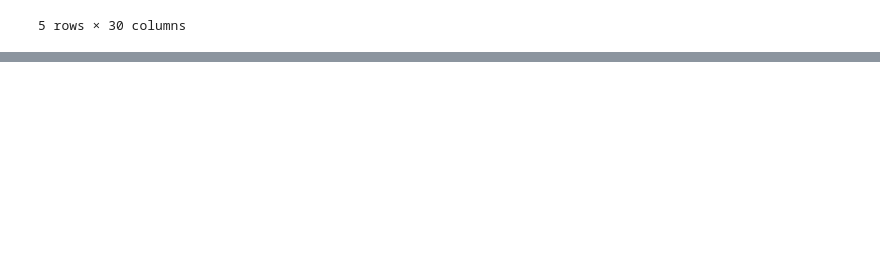
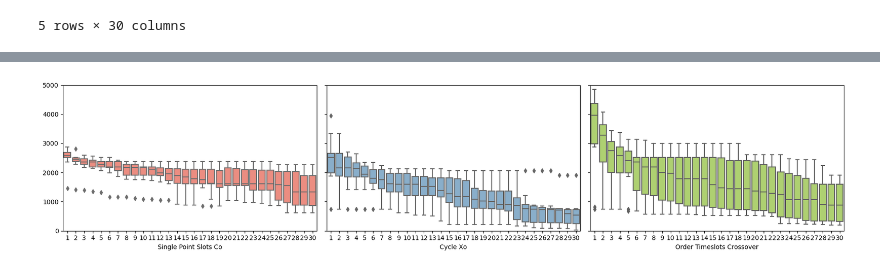
Before and after one commit to IsabelCD/CIFO, a Jupyter notebook: algorithmpls.ipynb, the cells around one changed output, grey strips where cells are left out. Saved outputs shown, nothing was run; the diff lists cells and outputs as text; code cells hidden in the pictures; blank space fills up the shorter version.

```diff
--- a/algorithmpls.ipynb
+++ b/algorithmpls.ipynb
@@ -135,0 +131,3 @@ plt.show()
+# %%
+single_point_slots_co= pd.read_csv("./single_point_slots_co.csv", names= column_names)
+single_point_slots_co.head()
@@ -135,0 +142,3 @@ plt.show()
+# %%
+cycle_xo= pd.read_csv("./cycle_xo.csv", names= column_names)
+cycle_xo.head()
@@ -135,0 +153,3 @@ plt.show()
+# %%
+order_timeslots_crossover= pd.read_csv("./order_timeslots_crossover.csv", names= column_names)
+order_timeslots_crossover.head()
@@ -135,0 +164,33 @@ plt.show()
+# %%
+order_timeslots_crossover = order_timeslots_crossover.applymap(extract_number).astype(float)
+cycle_xo = cycle_xo.applymap(extract_number).astype(float)
+# %%
+fig, axes = plt.subplots(1, 3, figsize=(18, 4), sharey=True)
+
+custom_palette = ["#fd7f6f", "#7eb0d5", "#b2e061"]
+for i, ax in enumerate(axes.flatten()):
+# Select the dataset for the current box plot
+    if i == 0:
+        dataset = single_point_slots_co
+        title = "Single Point Slots Co"
+    elif i == 1:
+        dataset = cycle_xo
+        title = "Cycle Xo"
+    elif i == 2:
+        dataset = order_timeslots_crossover
+        title = "Order Timeslots Crossover"
+
+    # Create the box plot
+    sns.boxplot(data=dataset, color=custom_palette[i], ax=ax)
+
+    # Adjust y-axis limit to accommodate the maximum value
+    ax.set_ylim(0, 5000)
+    ax.set_xlabel(title)
+
+# Adjust spacing between subplots
+plt.tight_layout()
+
+# Display the plot
+plt.show()
+# %% [output]
+[figure, added]
```
Also changed, not shown: parts of 33 cells of this notebook, 10 other files.
